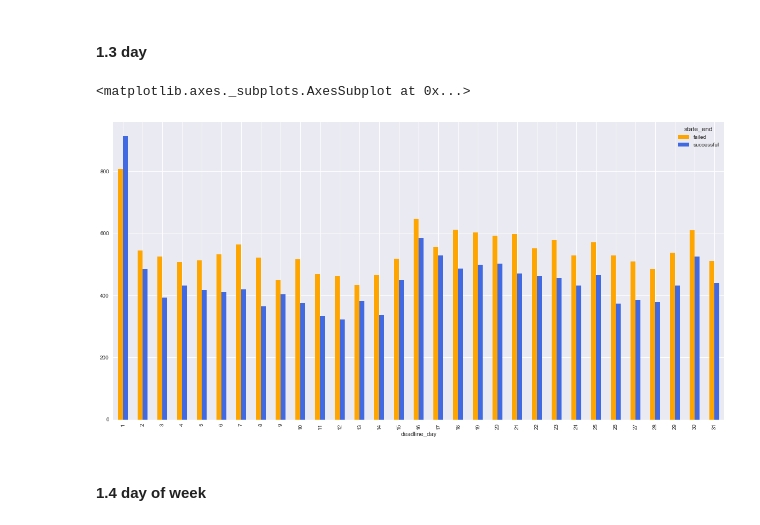
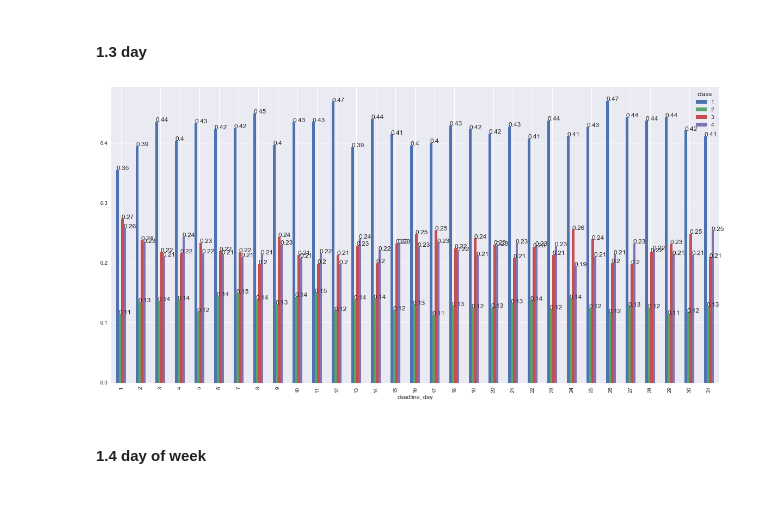
Before and after one commit to blanarik/kickstarter_success_prediction, a Jupyter notebook: 06_Kickstarter_selection_of_variables_for_prediction_task.ipynb, the cells around one changed output. Drawn from its saved outputs; the diff is of its cells as text; code cells hidden in the pictures; blank space fills up the shorter version.

```diff
--- a/06_Kickstarter_selection_of_variables_for_prediction_task.ipynb
+++ b/06_Kickstarter_selection_of_variables_for_prediction_task.ipynb
@@ -876,11 +939,10 @@ static_data.append('deadline_month')
 #### 1.3 day
 # %%
 df['deadline_day'] = df['deadline_datetime'].dt.day
-# %%
-pd.crosstab(index=df['deadline_day'], columns=df['state_end']).plot.bar(stacked=False, color=['orange', 'royalblue'], figsize=(20,10))
-# %% [output]
-<matplotlib.axes._subplots.AxesSubplot at 0x...>
-[figure, removed]
+# %%
+my_barplot('deadline_day')
+# %% [output]
+[figure, added]
 # %%
 static_data.append('deadline_day')
 # %% [markdown]
```
Also changed, not shown: parts of 128 cells of this notebook.
